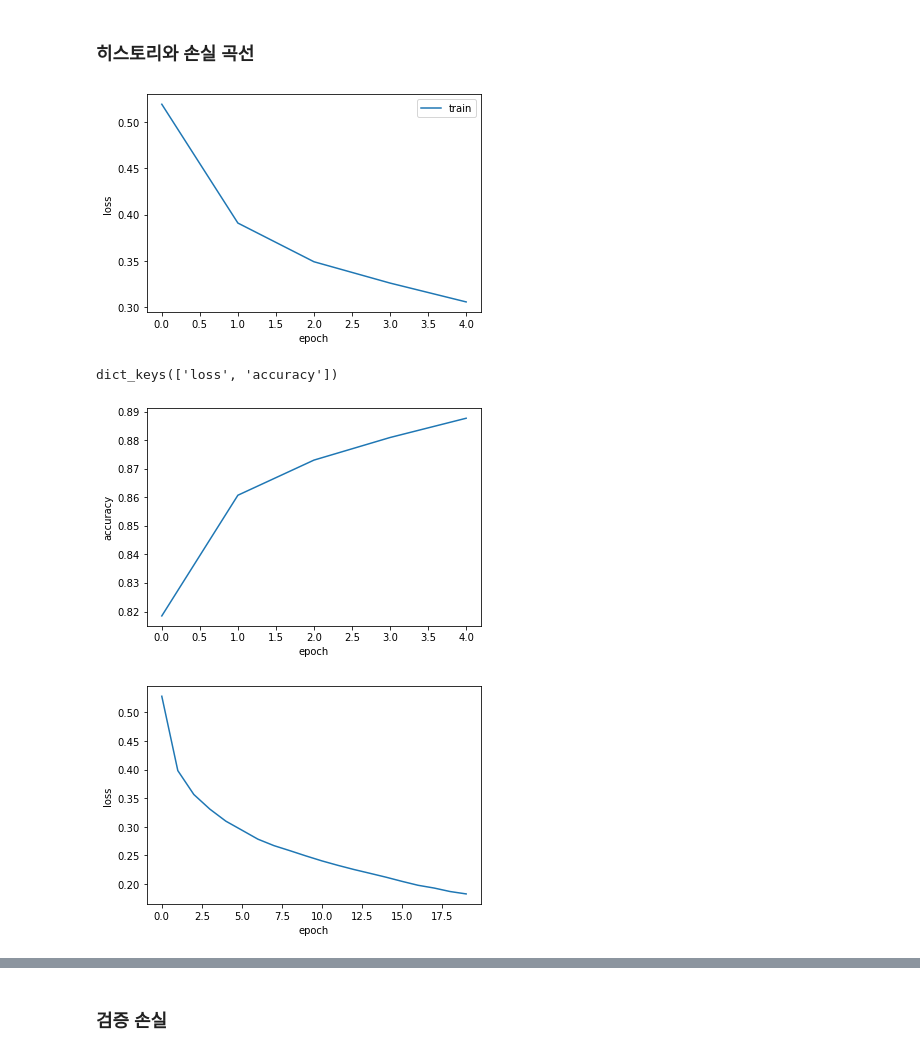
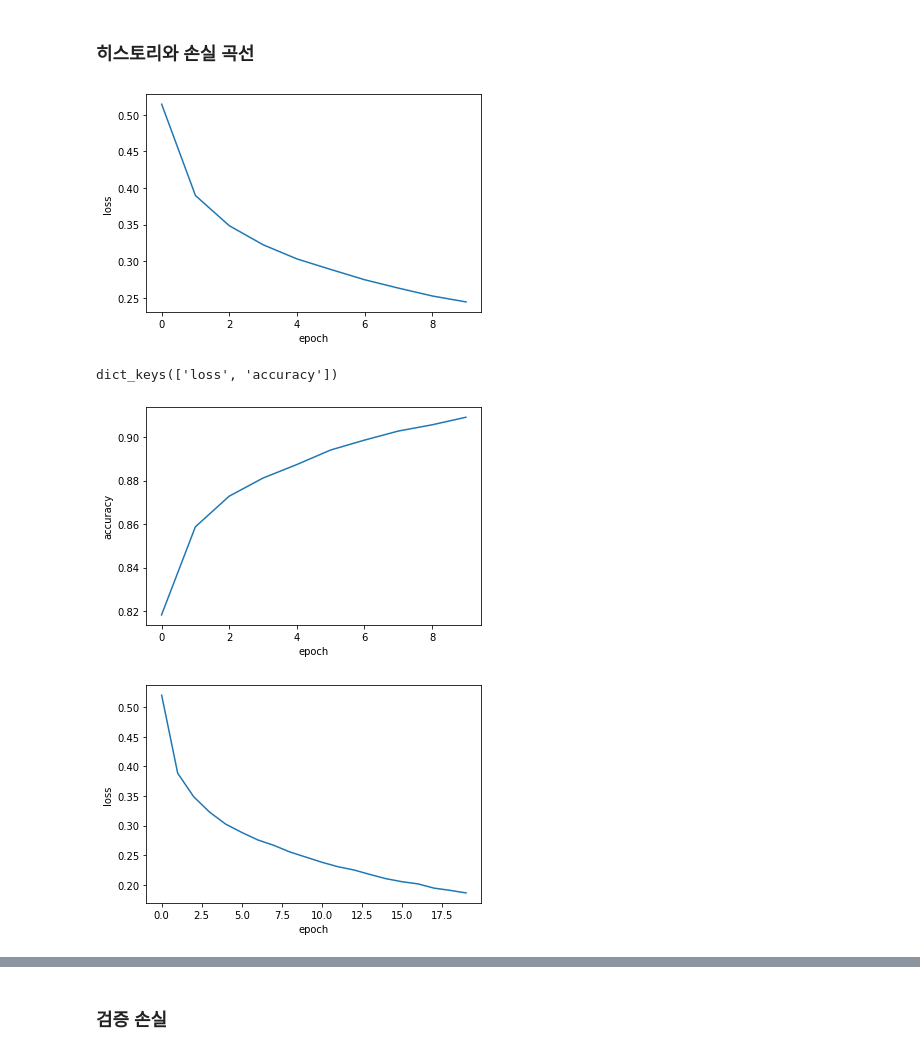
Before and after one commit to hr1588/Lab_study, a Jupyter notebook: 7장.ipynb, the cells around one changed output, grey strips where cells are left out. Saved outputs shown, nothing was run; the diff lists cells and outputs as text; code cells hidden in the pictures.

```diff
--- a/7장.ipynb
+++ b/7장.ipynb
@@ -255,6 +277,6 @@ model.add(keras.layers.Dense(10, activation = 'softmax'))
 
 model.compile(optimizer='adam',
               loss = 'sparse_categorical_crossentropy',
-              metrics='accuracy' )
-model.fit(train_scaled, train_target, epochs=5)
+              metrics='accuracy')
+model.fit(train_scaled, train_target, epochs=10, batch_size = 20)
 # %% [output]
@@ -292,17 +324,17 @@ def model_fn(a_layer=None):
 # %%
 model = model_fn()
 model.compile(optimizer = 'adam',loss = 'sparse_categorical_crossentropy', metrics='accuracy')
-history = model.fit(train_scaled, train_target, epochs=5, verbose=0)
+history = model.fit(train_scaled, train_target,  epochs=10, batch_size = 20, verbose=0)
 
 # verbose = 0을 사용하면 훈련 과정 출력 X
 
 import matplotlib.pyplot as plt
 plt.plot(history.history['loss'])
 plt.xlabel('epoch')
 plt.ylabel('loss')
 plt.show()
 # %% [output]
-[figure, old version]
+[figure, new version]
 # %%
 print(history.history.keys())
 # %% [output]
@@ -313,13 +345,13 @@ plt.xlabel('epoch')
 plt.ylabel('accuracy')
 plt.show()
 # %% [output]
-[figure, old version]
+[figure, new version]
 # %%
 # 에폭을 늘려서 손실 변화도 확인
 
 model = model_fn()
 model.compile(optimizer = 'adam',loss = 'sparse_categorical_crossentropy', metrics='accuracy')
-history = model.fit(train_scaled, train_target, epochs=20, verbose=0)
+history = model.fit(train_scaled, train_target, epochs=20, batch_size = 20, verbose=0)
 
 import matplotlib.pyplot as plt
 plt.plot(history.history['loss'])
@@ -329,4 +361,4 @@ plt.show()
 
 # 손실이 감소함을 확인
 # %% [output]
-[figure, old version]
+[figure, new version]
```
Also changed, not shown: parts of 17 cells of this notebook.
